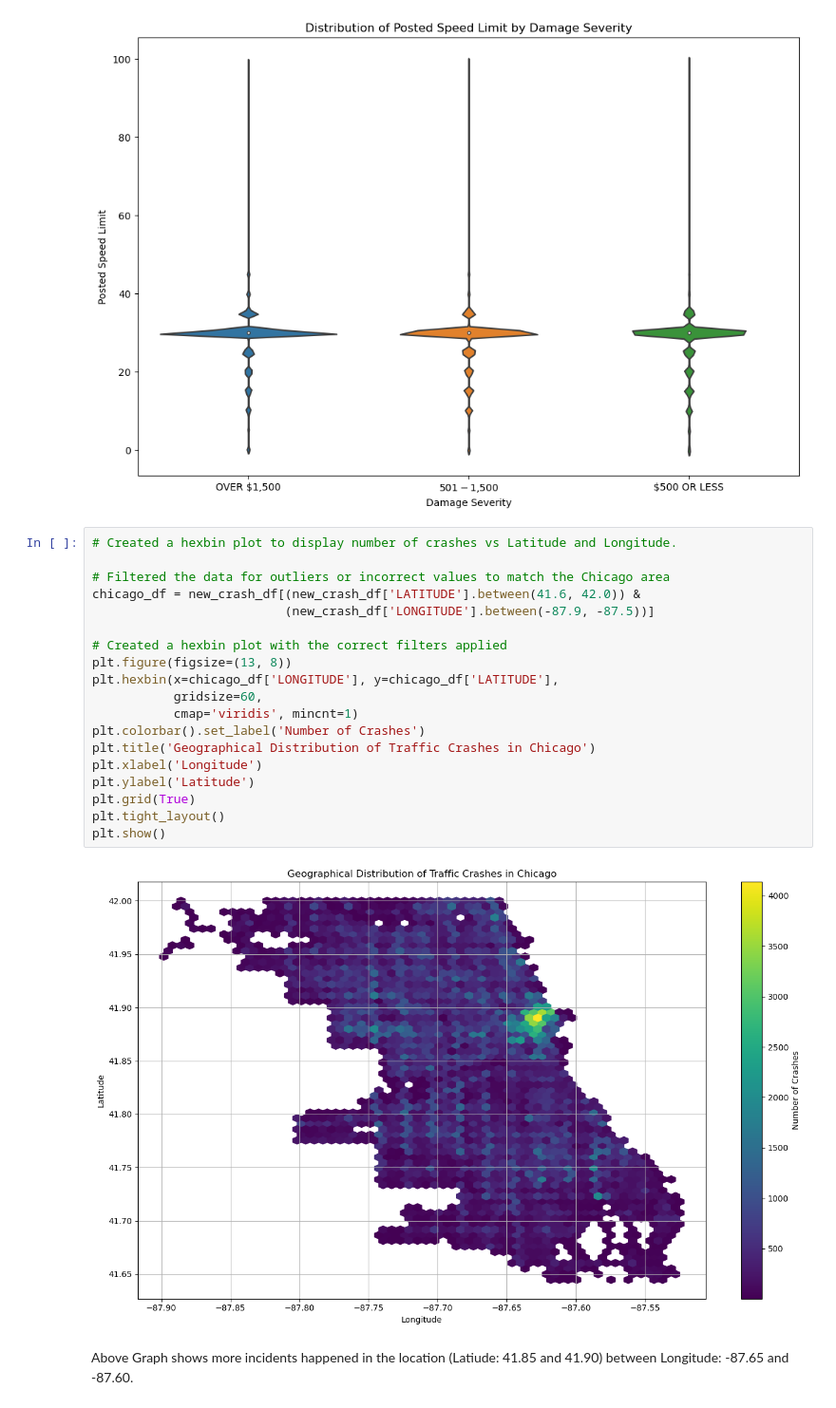
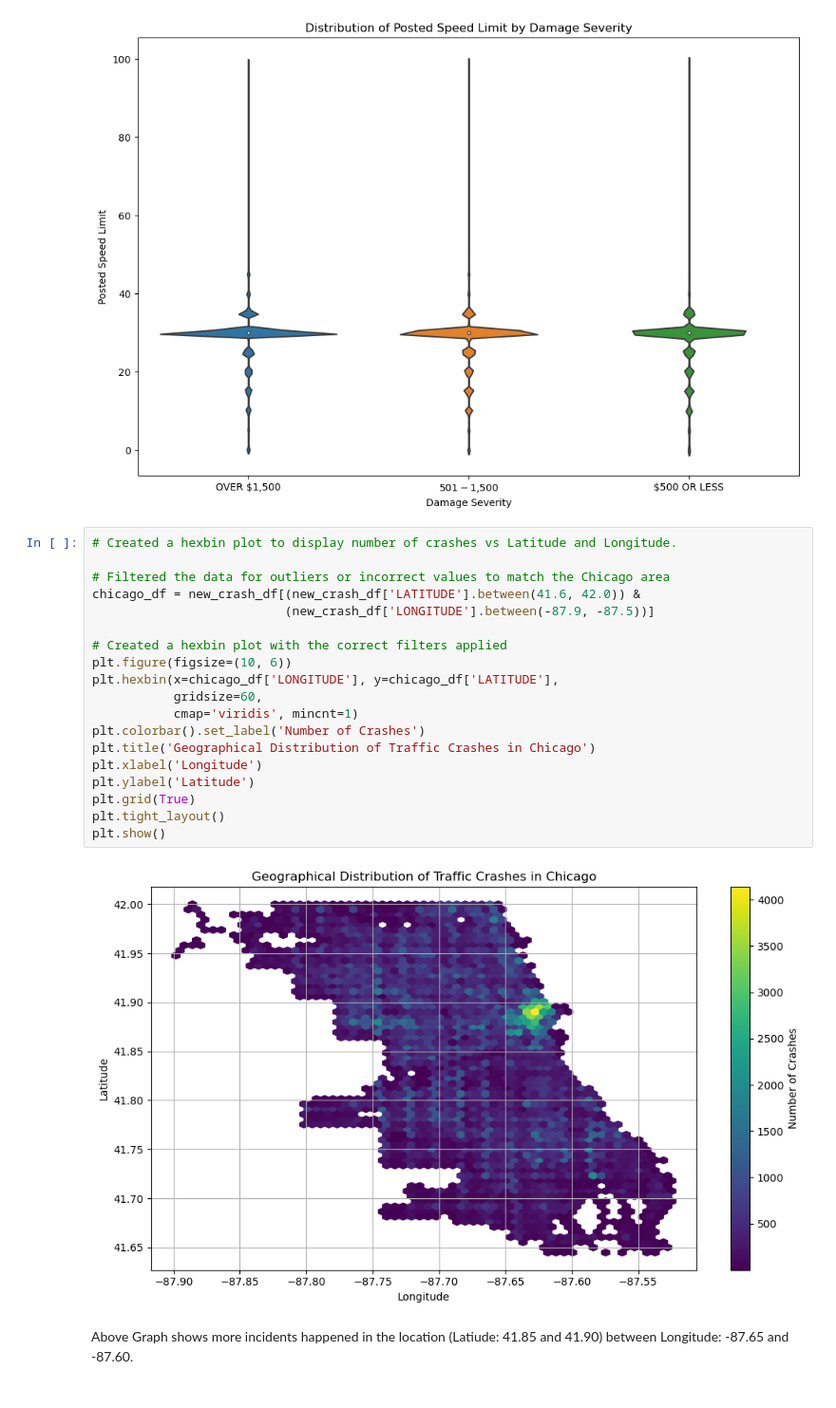
Before and after one commit to Lotus-baumgarner/CarCrash_Phase4, a Jupyter notebook: Chicago_Car_Crashes.ipynb, the cells around one changed output. Shown at 95% size. Saved outputs shown, nothing was run; the diff lists cells and outputs as text.

```diff
--- a/Chicago_Car_Crashes.ipynb
+++ b/Chicago_Car_Crashes.ipynb
@@ -479,24 +479,24 @@ plt.show()
 # %%
 # Created a hexbin plot to display number of crashes vs Latitude and Longitude.
 
 # Filtered the data for outliers or incorrect values to match the Chicago area
 chicago_df = new_crash_df[(new_crash_df['LATITUDE'].between(41.6, 42.0)) &
                           (new_crash_df['LONGITUDE'].between(-87.9, -87.5))]
 
 # Created a hexbin plot with the correct filters applied
-plt.figure(figsize=(13, 8))
+plt.figure(figsize=(10, 6))
 plt.hexbin(x=chicago_df['LONGITUDE'], y=chicago_df['LATITUDE'],
            gridsize=60,
            cmap='viridis', mincnt=1)
 plt.colorbar().set_label('Number of Crashes')
 plt.title('Geographical Distribution of Traffic Crashes in Chicago')
 plt.xlabel('Longitude')
 plt.ylabel('Latitude')
 plt.grid(True)
 plt.tight_layout()
 plt.show()
 # %% [output]
-[figure, old version]
+[figure, new version]
 # %% [markdown]
 Above Graph shows more incidents happened in the location (Latiude: 41.85 and 41.90) between Longitude: -87.65 and -87.60.
 # %% [markdown]
```
Also changed, not shown: parts of 20 cells of this notebook, 2 other files.
